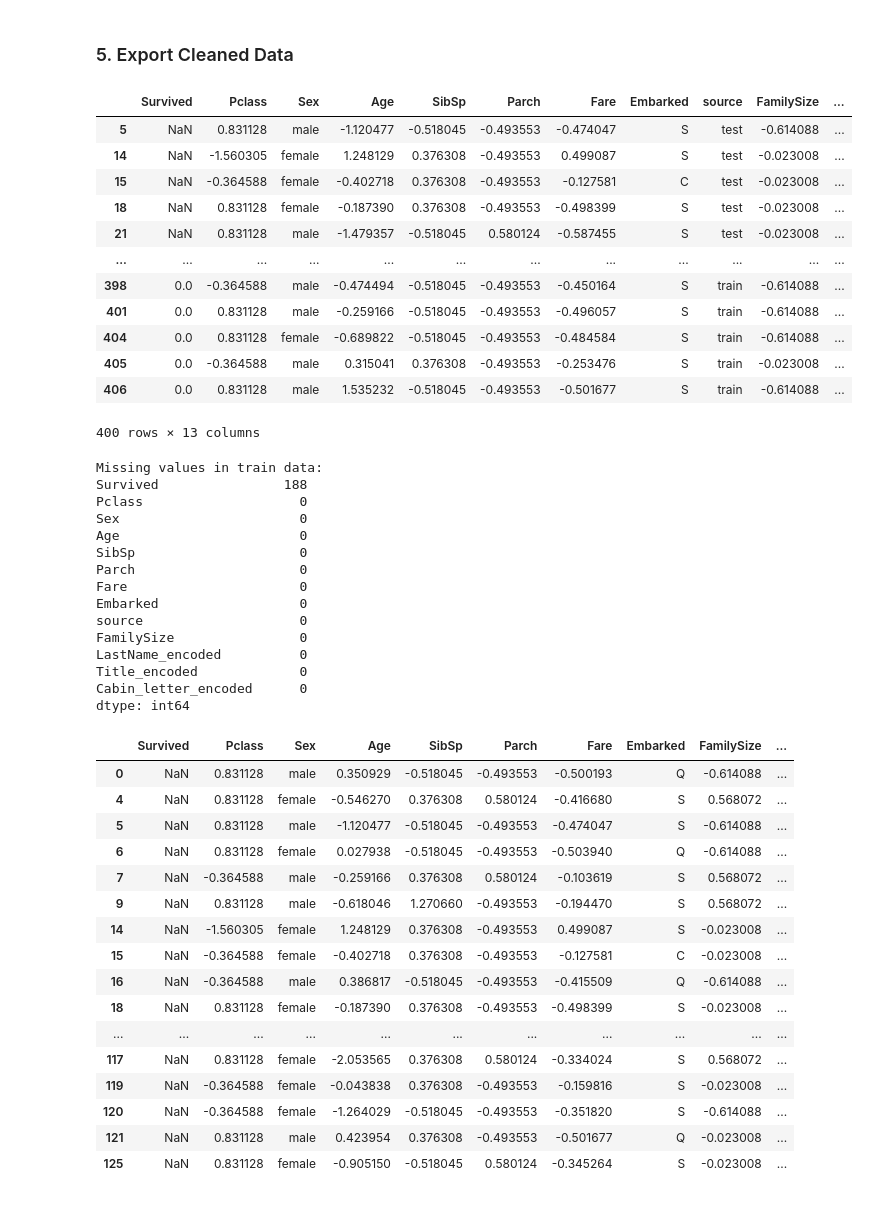
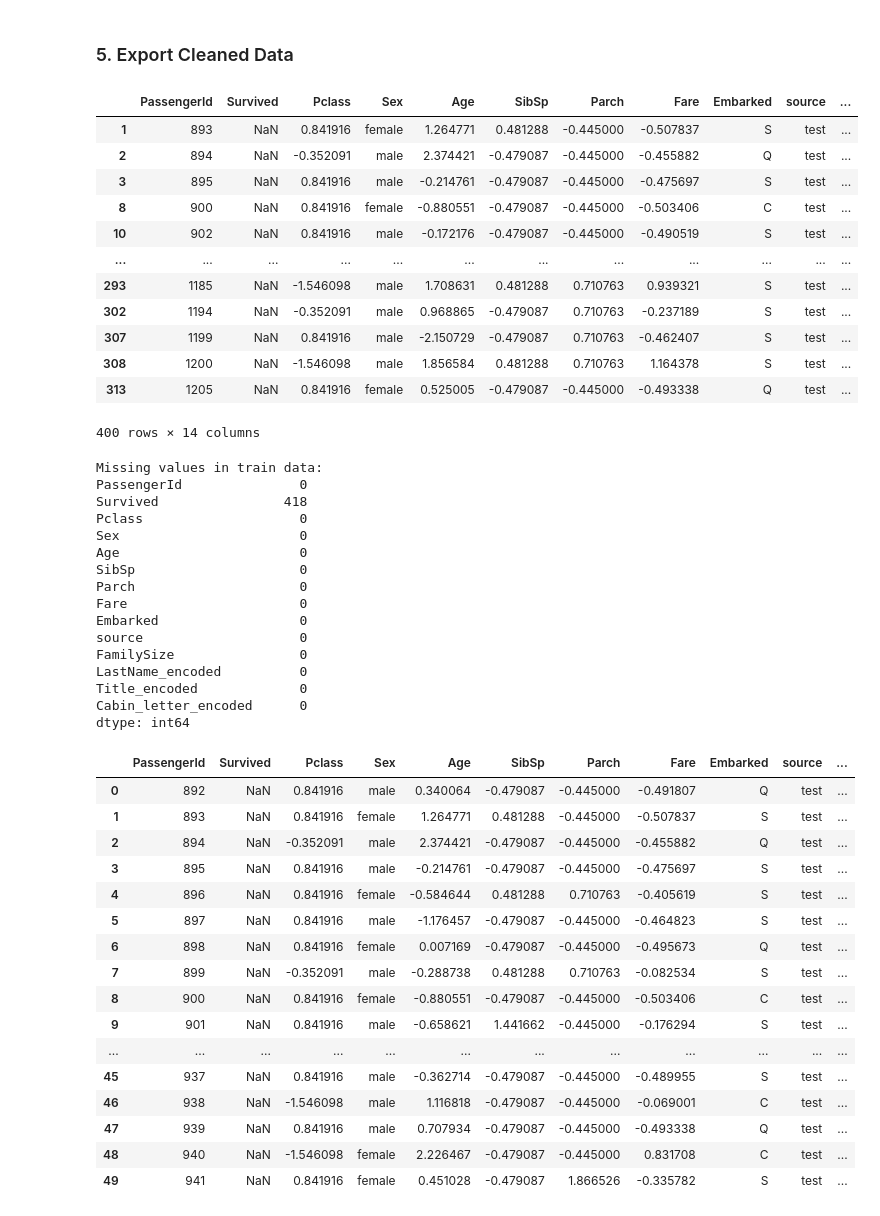
Before and after one commit to lainos123/titanic-meta-learning, a Jupyter notebook: notebooks/01_eda.ipynb, the cells around one changed output. Saved outputs shown, nothing was run; the diff lists cells and outputs as text; code cells hidden in the pictures.

Commit message:
removed NaN from test set by encoding NaN as -1, more ugly eda

```diff
--- a/notebooks/01_eda.ipynb
+++ b/notebooks/01_eda.ipynb
@@ -470,7 +470,7 @@ print("\n")
 high_cardinality = cardinality_before[cardinality_before > 10].index
 
 # Drop only if dtype is not float
-columns_to_drop = [col for col in high_cardinality if not pd.api.types.is_float_dtype(combined[col])]
+columns_to_drop = [col for col in high_cardinality if pd.api.types.is_object_dtype(combined[col])]
 
 print("Columns to drop (cardinality > 10 and not float):")
 for col in columns_to_drop:
@@ -568,7 +569,3 @@ LastName_encoded        230
 Title_encoded             1
 Cabin_letter_encoded      0
 dtype: int64
-# %%
-combined = combined.dropna(subset=['Title_encoded'])
-combined = combined.dropna(subset=['Fare'])
-combined = combined.dropna(subset=['LastName_encoded'])
@@ -574,0 +578,4 @@ combined = combined.dropna(subset=['LastName_encoded'])
+# %%
+combined['Fare'] = combined['Fare'].fillna('-1')
+combined['Title_encoded'] = combined['Title_encoded'].fillna('-1')
+combined['LastName_encoded'] = combined['LastName_encoded'].fillna('-1')
@@ -631,55 +667,56 @@ test.to_csv('../data/processed/test_cleaned.csv', index=False)
 # %%
 combined.sort_values(by=['source', 'LastName_encoded'], ascending=[True, True]).head(400)
 # %% [output]
-|  | Survived | Pclass | Sex | Age | SibSp | Parch | Fare | Embarked | source | FamilySize | ... |
-| 5 | NaN | 0.831128 | male | -1.120477 | -0.518045 | -0.493553 | -0.474047 | S | test | -0.614088 | ... |
-| 14 | NaN | -1.560305 | female | 1.248129 | 0.376308 | -0.493553 | 0.499087 | S | test | -0.023008 | ... |
-| 15 | NaN | -0.364588 | female | -0.402718 | 0.376308 | -0.493553 | -0.127581 | C | test | -0.023008 | ... |
-| 18 | NaN | 0.831128 | female | -0.187390 | 0.376308 | -0.493553 | -0.498399 | S | test | -0.023008 | ... |
-| 21 | NaN | 0.831128 | male | -1.479357 | -0.518045 | 0.580124 | -0.587455 | S | test | -0.023008 | ... |
+|  | PassengerId | Survived | Pclass | Sex | Age | SibSp | Parch | Fare | Embarked | source | ... |
+| 1 | 893 | NaN | 0.841916 | female | 1.264771 | 0.481288 | -0.445000 | -0.507837 | S | test | ... |
+| 2 | 894 | NaN | -0.352091 | male | 2.374421 | -0.479087 | -0.445000 | -0.455882 | Q | test | ... |
+| 3 | 895 | NaN | 0.841916 | male | -0.214761 | -0.479087 | -0.445000 | -0.475697 | S | test | ... |
+| 8 | 900 | NaN | 0.841916 | female | -0.880551 | -0.479087 | -0.445000 | -0.503406 | C | test | ... |
+| 10 | 902 | NaN | 0.841916 | male | -0.172176 | -0.479087 | -0.445000 | -0.490519 | S | test | ... |
 | ... | ... | ... | ... | ... | ... | ... | ... | ... | ... | ... | ... |
-| 398 | 0.0 | -0.364588 | male | -0.474494 | -0.518045 | -0.493553 | -0.450164 | S | train | -0.614088 | ... |
-| 401 | 0.0 | 0.831128 | male | -0.259166 | -0.518045 | -0.493553 | -0.496057 | S | train | -0.614088 | ... |
-| 404 | 0.0 | 0.831128 | female | -0.689822 | -0.518045 | -0.493553 | -0.484584 | S | train | -0.614088 | ... |
-| 405 | 0.0 | -0.364588 | male | 0.315041 | 0.376308 | -0.493553 | -0.253476 | S | train | -0.023008 | ... |
-| 406 | 0.0 | 0.831128 | male | 1.535232 | -0.518045 | -0.493553 | -0.501677 | S | train | -0.614088 | ... |
+| 293 | 1185 | NaN | -1.546098 | male | 1.708631 | 0.481288 | 0.710763 | 0.939321 | S | test | ... |
+| 302 | 1194 | NaN | -0.352091 | male | 0.968865 | -0.479087 | 0.710763 | -0.237189 | S | test | ... |
+| 307 | 1199 | NaN | 0.841916 | male | -2.150729 | -0.479087 | 0.710763 | -0.462407 | S | test | ... |
+| 308 | 1200 | NaN | -1.546098 | male | 1.856584 | 0.481288 | 0.710763 | 1.164378 | S | test | ... |
+| 313 | 1205 | NaN | 0.841916 | female | 0.525005 | -0.479087 | -0.445000 | -0.493338 | Q | test | ... |
-400 rows × 13 columns
+400 rows × 14 columns
 # %%
 missing_values = combined.isnull().sum()
 print("Missing values in train data:")
 print(missing_values)
 
-test.head(50)
+combined.sort_values(by=['source', 'PassengerId'], ascending=[True, True]).head(50)
 # %% [output]
 Missing values in train data:
-Survived                188
+PassengerId               0
+Survived                418
 Pclass                    0
 Sex                       0
 Age                       0
 SibSp                     0
 Parch                     0
 Fare                      0
 Embarked                  0
 source                    0
 FamilySize                0
 LastName_encoded          0
 Title_encoded             0
 Cabin_letter_encoded      0
 dtype: int64
-|  | Survived | Pclass | Sex | Age | SibSp | Parch | Fare | Embarked | FamilySize | ... |
-| 0 | NaN | 0.831128 | male | 0.350929 | -0.518045 | -0.493553 | -0.500193 | Q | -0.614088 | ... |
-| 4 | NaN | 0.831128 | female | -0.546270 | 0.376308 | 0.580124 | -0.416680 | S | 0.568072 | ... |
-| 5 | NaN | 0.831128 | male | -1.120477 | -0.518045 | -0.493553 | -0.474047 | S | -0.614088 | ... |
-| 6 | NaN | 0.831128 | female | 0.027938 | -0.518045 | -0.493553 | -0.503940 | Q | -0.614088 | ... |
-| 7 | NaN | -0.364588 | male | -0.259166 | 0.376308 | 0.580124 | -0.103619 | S | 0.568072 | ... |
-| 9 | NaN | 0.831128 | male | -0.618046 | 1.270660 | -0.493553 | -0.194470 | S | 0.568072 | ... |
-| 14 | NaN | -1.560305 | female | 1.248129 | 0.376308 | -0.493553 | 0.499087 | S | -0.023008 | ... |
-| 15 | NaN | -0.364588 | female | -0.402718 | 0.376308 | -0.493553 | -0.127581 | C | -0.023008 | ... |
-| 16 | NaN | -0.364588 | male | 0.386817 | -0.518045 | -0.493553 | -0.415509 | Q | -0.614088 | ... |
-| 18 | NaN | 0.831128 | female | -0.187390 | 0.376308 | -0.493553 | -0.498399 | S | -0.023008 | ... |
-| ... | ... | ... | ... | ... | ... | ... | ... | ... | ... | ... |
-| 117 | NaN | 0.831128 | female | -2.053565 | 0.376308 | 0.580124 | -0.334024 | S | 0.568072 | ... |
-| 119 | NaN | -0.364588 | female | -0.043838 | 0.376308 | -0.493553 | -0.159816 | S | -0.023008 | ... |
-| 120 | NaN | -0.364588 | female | -1.264029 | -0.518045 | -0.493553 | -0.351820 | S | -0.614088 | ... |
-| 121 | NaN | 0.831128 | male | 0.423954 | 0.376308 | -0.493553 | -0.501677 | Q | -0.023008 | ... |
-| 125 | NaN | 0.831128 | female | -0.905150 | -0.518045 | 0.580124 | -0.345264 | S | -0.023008 | ... |
+|  | PassengerId | Survived | Pclass | Sex | Age | SibSp | Parch | Fare | Embarked | source | ... |
+| 0 | 892 | NaN | 0.841916 | male | 0.340064 | -0.479087 | -0.445000 | -0.491807 | Q | test | ... |
+| 1 | 893 | NaN | 0.841916 | female | 1.264771 | 0.481288 | -0.445000 | -0.507837 | S | test | ... |
+| 2 | 894 | NaN | -0.352091 | male | 2.374421 | -0.479087 | -0.445000 | -0.455882 | Q | test | ... |
+| 3 | 895 | NaN | 0.841916 | male | -0.214761 | -0.479087 | -0.445000 | -0.475697 | S | test | ... |
+| 4 | 896 | NaN | 0.841916 | female | -0.584644 | 0.481288 | 0.710763 | -0.405619 | S | test | ... |
+| 5 | 897 | NaN | 0.841916 | male | -1.176457 | -0.479087 | -0.445000 | -0.464823 | S | test | ... |
+| 6 | 898 | NaN | 0.841916 | female | 0.007169 | -0.479087 | -0.445000 | -0.495673 | Q | test | ... |
+| 7 | 899 | NaN | -0.352091 | male | -0.288738 | 0.481288 | 0.710763 | -0.082534 | S | test | ... |
+| 8 | 900 | NaN | 0.841916 | female | -0.880551 | -0.479087 | -0.445000 | -0.503406 | C | test | ... |
+| 9 | 901 | NaN | 0.841916 | male | -0.658621 | 1.441662 | -0.445000 | -0.176294 | S | test | ... |
+| ... | ... | ... | ... | ... | ... | ... | ... | ... | ... | ... | ... |
+| 45 | 937 | NaN | 0.841916 | male | -0.362714 | -0.479087 | -0.445000 | -0.489955 | S | test | ... |
+| 46 | 938 | NaN | -1.546098 | male | 1.116818 | -0.479087 | -0.445000 | -0.069001 | C | test | ... |
+| 47 | 939 | NaN | 0.841916 | male | 0.707934 | -0.479087 | -0.445000 | -0.493338 | Q | test | ... |
+| 48 | 940 | NaN | -1.546098 | female | 2.226467 | -0.479087 | -0.445000 | 0.831708 | C | test | ... |
+| 49 | 941 | NaN | 0.841916 | female | 0.451028 | -0.479087 | 1.866526 | -0.335782 | S | test | ... |
```
Also changed, not shown: parts of 5 cells of this notebook, 2 other files.
